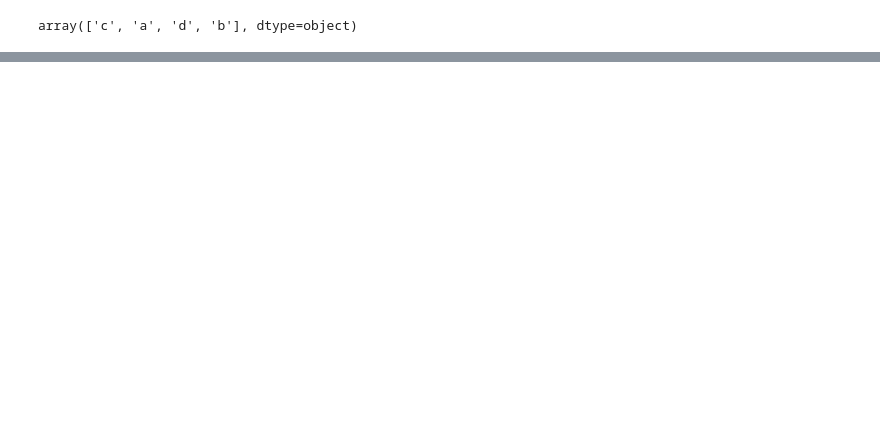
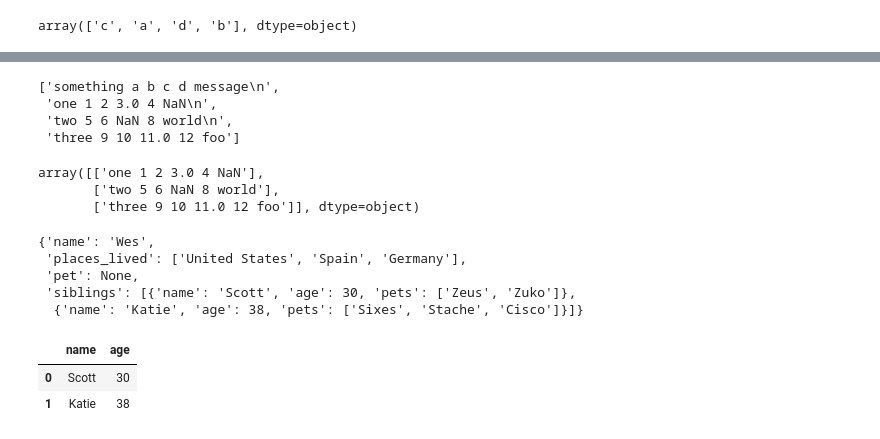
Before and after one commit to lwhorizon/task2, a Jupyter notebook: Untitled.ipynb, the cells around one changed output, grey strips where cells are left out. Cells and saved outputs as stored; diff of their text form; code cells hidden in the pictures; blank space fills up the shorter version.

```diff
--- a/Untitled.ipynb
+++ b/Untitled.ipynb
@@ -1069,0 +1060,35 @@ parsed
+# %%
+# 将数据写出到文本格式
+data = list(open('2.txt'))
+# %% [output]
+['something a b c d message\n',
+ 'one 1 2 3.0 4 NaN\n',
+ 'two 5 6 NaN 8 world\n',
+ 'three 9 10 11.0 12 foo']
+# %%
+np.array(data)
+# %% [output]
+array([['one 1 2 3.0 4 NaN'],
+       ['two 5 6 NaN 8 world'],
+       ['three 9 10 11.0 12 foo']], dtype=object)
+# %%
+obj ="""
+{"name": "Wes",
+"places_lived": ["United States", "Spain", "Germany"],
+"pet": null,
+"siblings": [{"name": "Scott", "age": 30, "pets": ["Zeus", "Zuko"]},
+{"name": "Katie", "age": 38,
+"pets": ["Sixes", "Stache", "Cisco"]}]
+}
+"""
+import json
+
+result = json.loads(obj)
+
+result
+# %% [output]
+{'name': 'Wes',
+ 'places_lived': ['United States', 'Spain', 'Germany'],
+ 'pet': None,
+ 'siblings': [{'name': 'Scott', 'age': 30, 'pets': ['Zeus', 'Zuko']},
+  {'name': 'Katie', 'age': 38, 'pets': ['Sixes', 'Stache', 'Cisco']}]}
@@ -1069,0 +1097,8 @@ parsed
+# %%
+siblings = pd.DataFrame(result['siblings'], columns=['name', 'age'])
+
+siblings
+# %% [output]
+|  | name | age |
+| 0 | Scott | 30 |
+| 1 | Katie | 38 |
```
Also changed, not shown: parts of 27 cells of this notebook, 4 other files.
